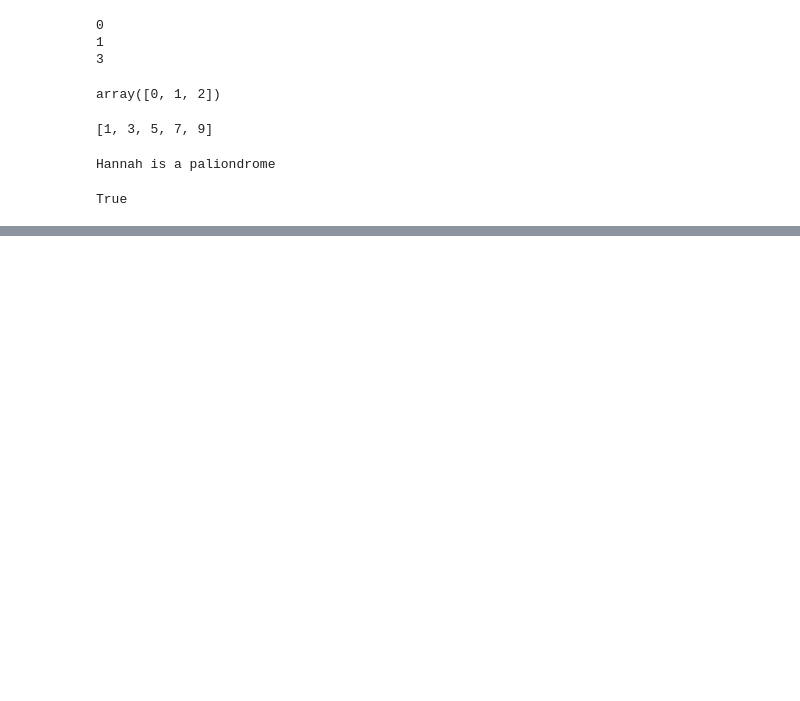
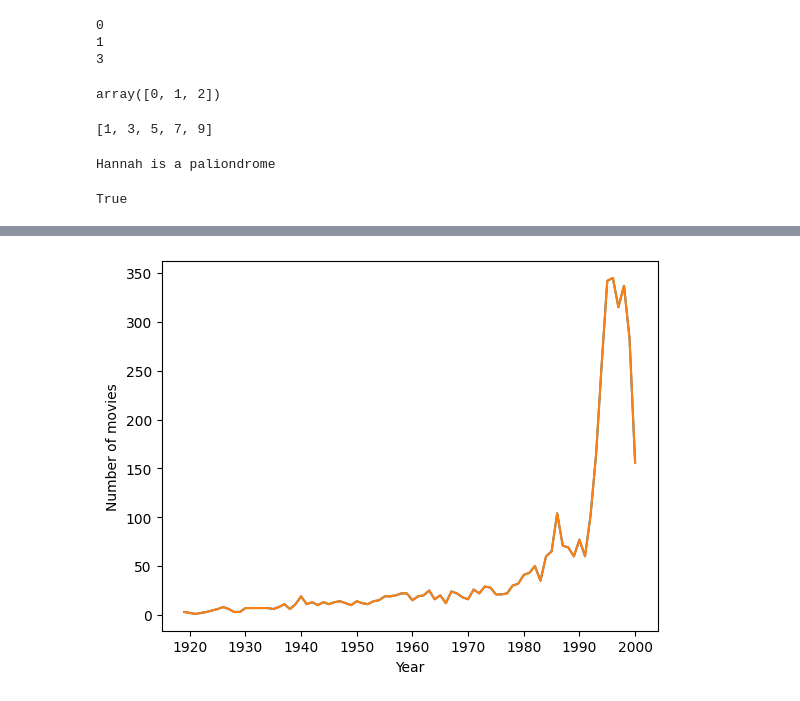
Before and after one commit to arn97/MLTSA25_ARoy, a Jupyter notebook: python_bootcamp_MLTSA25.ipynb, the cells around one changed output, grey strips where cells are left out. Saved outputs shown, nothing was run; the diff lists cells and outputs as text; code cells hidden in the pictures; blank space fills up the shorter version.

```diff
--- a/python_bootcamp_MLTSA25.ipynb
+++ b/python_bootcamp_MLTSA25.ipynb
@@ -171,0 +289,8 @@ True
+# %%
+from matplotlib import pylab
+pylab.plot(movies.groupby('year').count())
+pylab.xlabel("Year")
+pylab.ylabel("Number of movies")
+pylab.show()
+# %% [output]
+[figure, added]
```
Also changed, not shown: parts of 13 cells of this notebook.
